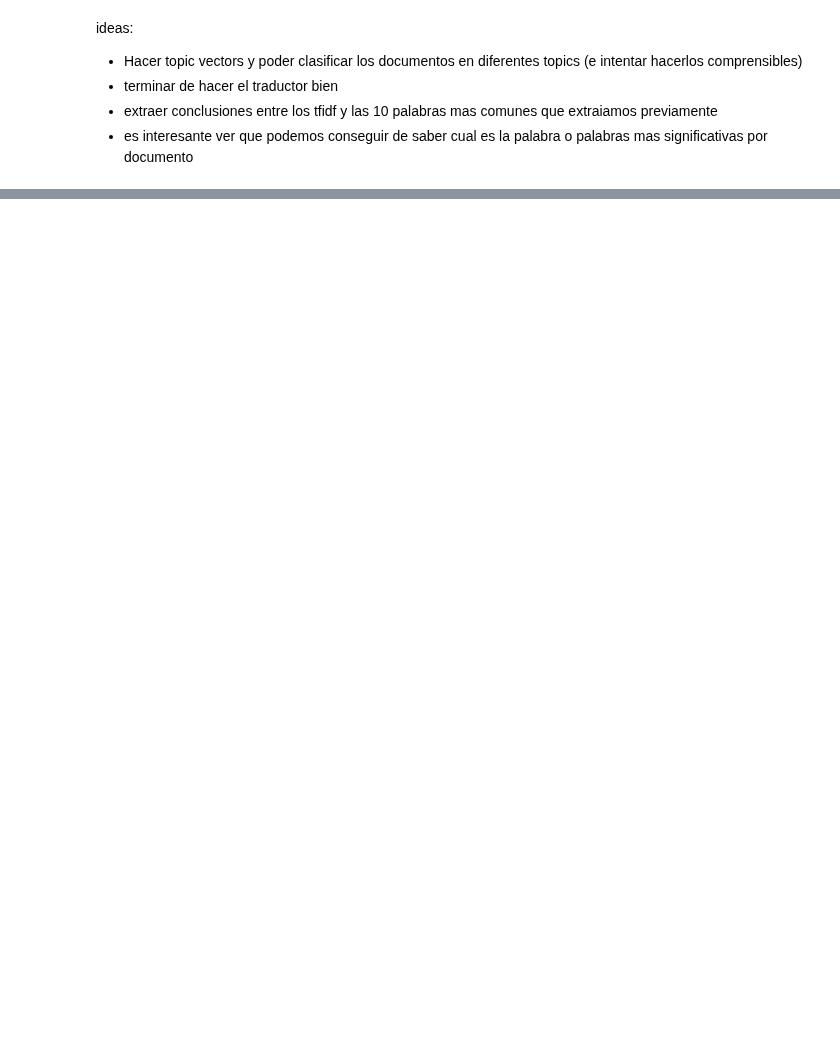
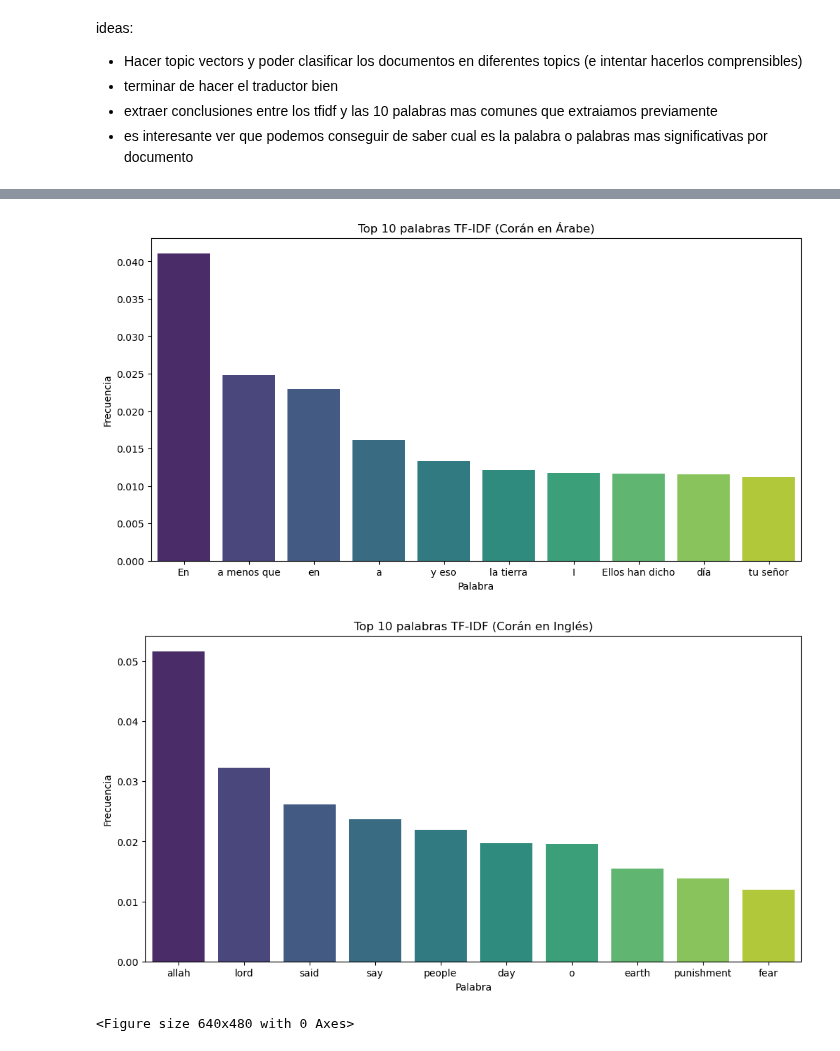
Before and after one commit to UnaiOlaiz/NLP-Group-Project, a Jupyter notebook: src/Análisis de los Datos.ipynb, the cells around one changed output, grey strips where cells are left out. Saved outputs shown, nothing was run; the diff lists cells and outputs as text; code cells hidden in the pictures; blank space fills up the shorter version.

```diff
--- a/src/Análisis de los Datos.ipynb
+++ b/src/Análisis de los Datos.ipynb
@@ -323,7 +316,7 @@ Ahora vamos a hacer exactamente lo que hemos hecho con el árabe pero en inglés
 # %%
 eng_q = pd.read_csv('../data/raw_data/english_quran.txt',
                     sep="|",
-                    names=["Capítulo", "Verso", "Texto"],
+                    names=["Capítulo", "Versículo", "Texto"],
                     engine="python",
                     quoting=3, # Necesario para evitar problemas con las comillas en el texto en inglés.
                     header=None)
@@ -651,0 +580,21 @@ ideas:
+# %%
+plt.figure(figsize=(12,6))
+sns.barplot(x=traduccion.values(), y=top_10_ar["tfidf"], palette="viridis")
+plt.title("Top 10 palabras TF-IDF (Corán en Árabe)")
+plt.xlabel("Palabra")
+plt.ylabel("Frecuencia")
+plt.show()
+
+plt.figure(figsize=(12,6))
+sns.barplot(x=top_10_eng["palabra"], y=top_10_eng["tfidf"], palette="viridis")
+plt.title("Top 10 palabras TF-IDF (Corán en Inglés)")
+plt.xlabel("Palabra")
+plt.ylabel("Frecuencia")
+plt.show()
+
+plt.tight_layout()
+plt.show()
+# %% [output]
+[figure, added]
+[figure, added]
+<Figure size 640x480 with 0 Axes>
```
Also changed, not shown: parts of 28 cells of this notebook, 1 other file.
